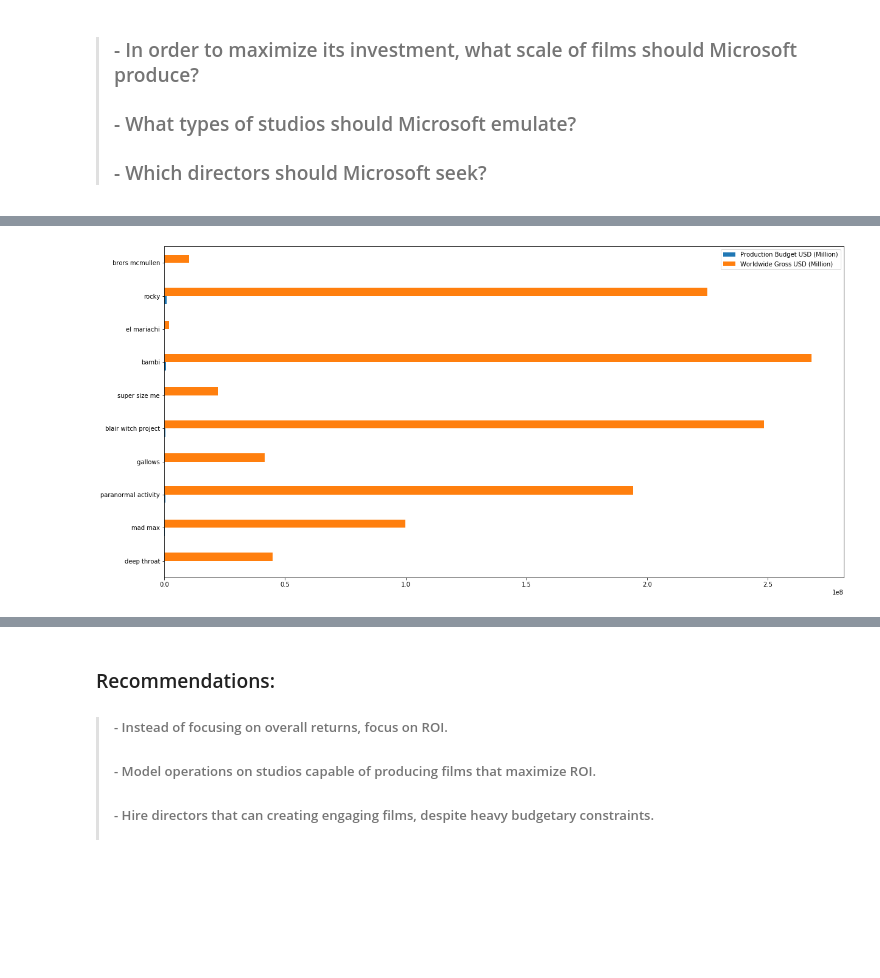
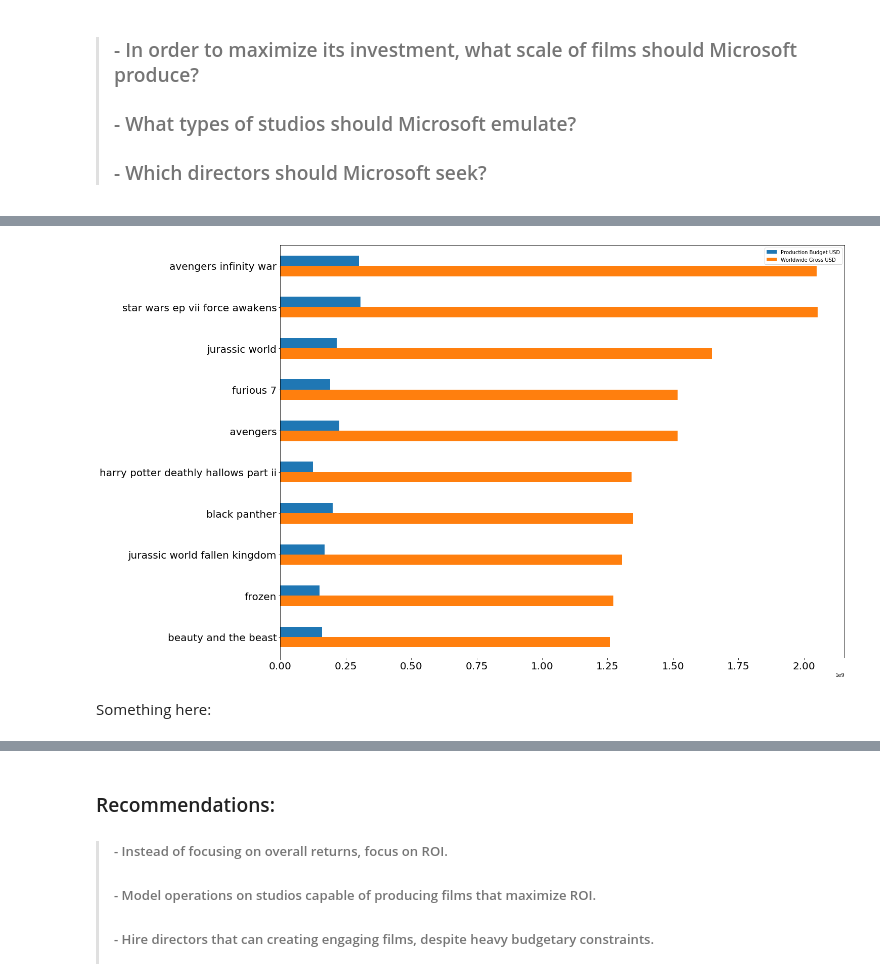
Before and after one commit to khayes847/mod-1-project, a Jupyter notebook: Project_Non-technical.ipynb, the cells around one changed output, grey strips where cells are left out. Cells and saved outputs as stored; diff of their text form; code cells hidden in the pictures; blank space fills up the shorter version.

```diff
--- a/Project_Non-technical.ipynb
+++ b/Project_Non-technical.ipynb
@@ -56,13 +49,16 @@ md_clean.head()
 # %%
-# Create earnings/cost graph for films with top ROI
-top_net = md_clean.sort_values(by=['net'], ascending=False)[:10]
+# Take top net profit values:
+top_net = take_top_values_descending(md_clean, 'net', 10)
 
-index = list(top_net['title'])
-production_budget = list(top_net['production_budget'])
-worldwide_gross = list(top_net['worldwide_gross'])
+# Prepare our data series:
+index = cast_to_list(top_net, 'title')
+production_budget = cast_to_list(top_net, 'production_budget')
+worldwide_gross = cast_to_list(top_net, 'worldwide_gross')
+
+# Plot our bar chart:
 df = pd.DataFrame({'Production Budget USD (Billion)':
                    production_budget,
                    'Worldwide Gross USD (Billion)':
                    worldwide_gross}, index=index)
-ax = df.plot.barh(figsize=(20, 10), rot=0)
+ax = df.plot.barh(figsize=(20, 15), rot=0, fontsize=20).invert_yaxis()
 # %% [output]
@@ -70,14 +68,20 @@ ax = df.plot.barh(figsize=(20, 10), rot=0)
 # %%
-# Create earnings/cost graph for films with top ROI
-top_ratio = md_clean.sort_values(by=['ratio'], ascending=False)[:10]
+# Take top net profit values:
+top_ratio = take_top_values_descending(md_clean, 'ratio', 10)
 
-index = list(top_ratio['title'])
-production_budget = list(top_ratio['production_budget'])
-worldwide_gross = list(top_ratio['worldwide_gross'])
-df = pd.DataFrame({'Production Budget USD (Million)': production_budget,
-                   'Worldwide Gross USD (Million)': worldwide_gross},
-                  index=index)
-ax = df.plot.barh(figsize=(20, 10), rot=0)
+# Prepare our data series:
+index = cast_to_list(top_net, 'title')
+production_budget = cast_to_list(top_net, 'production_budget')
+worldwide_gross = cast_to_list(top_net, 'worldwide_gross')
+
+# ... and plot our bar chart:
+df = pd.DataFrame({'Production Budget USD':
+                   production_budget,
+                   'Worldwide Gross USD':
+                   worldwide_gross}, index=index,)
+ax = df.plot.barh(figsize=(20, 15), rot=0, fontsize=20).invert_yaxis()
 # %% [output]
-[figure, old version]
+[figure, new version]
+# %% [markdown]
+Something here:
 # %%
```
Also changed, not shown: parts of 23 cells of this notebook, 4 other files.
